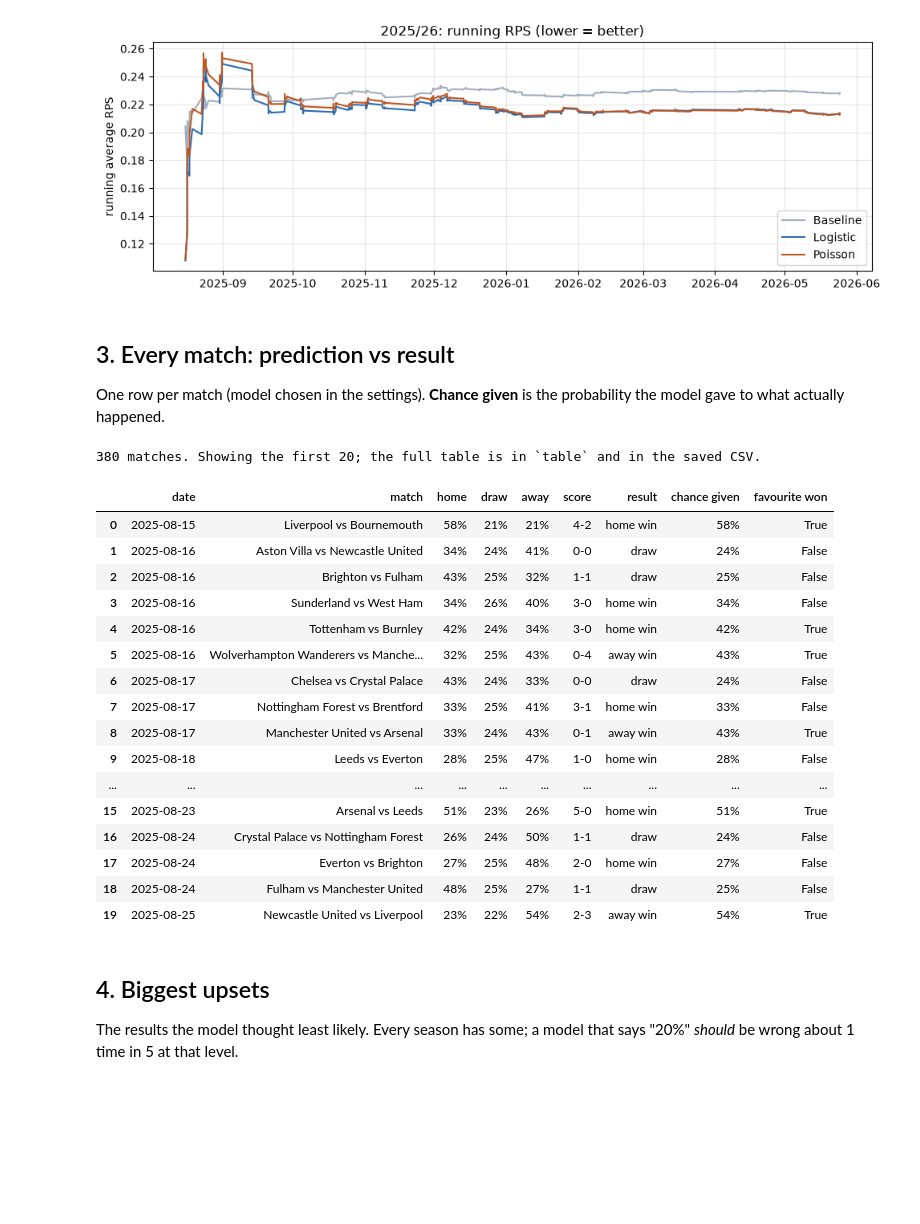
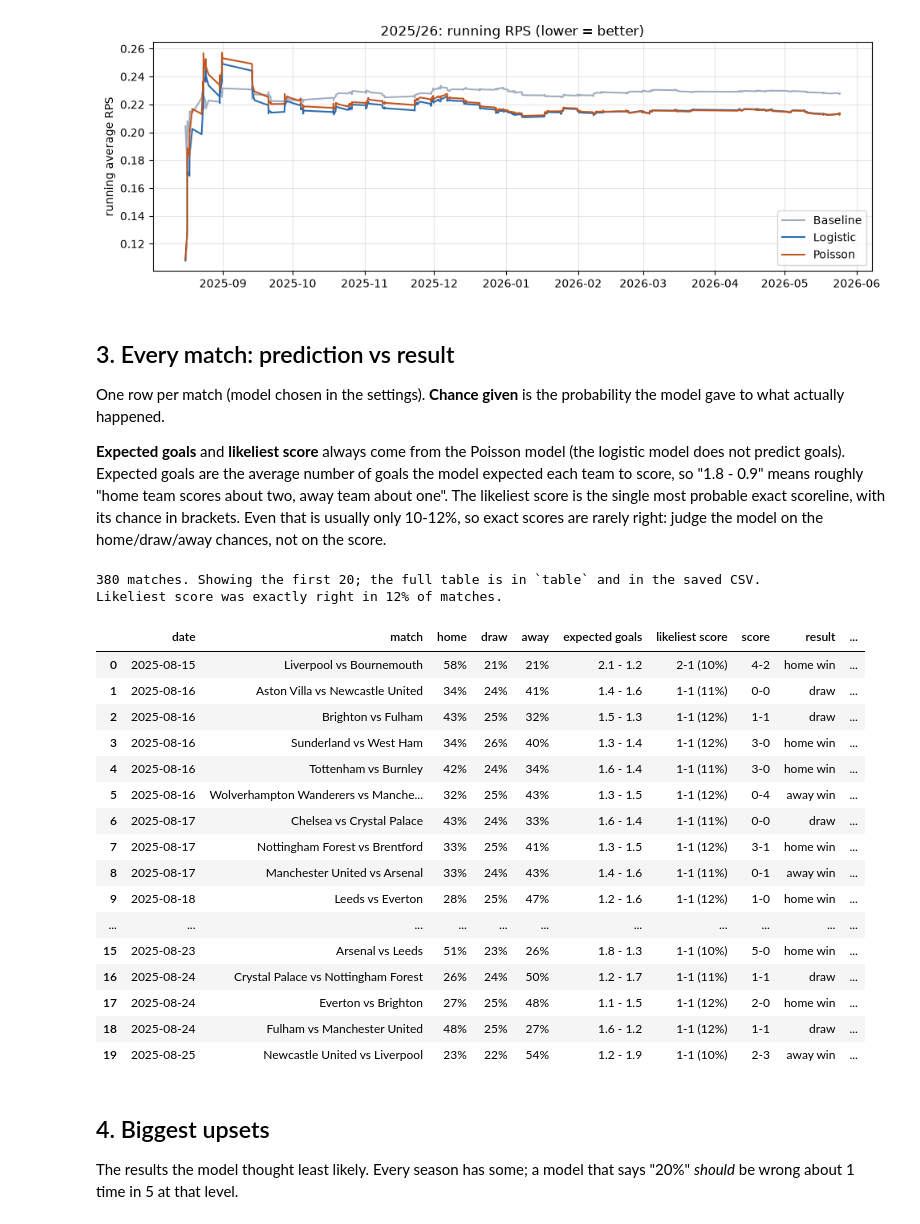
Before and after one commit to kdiamanter/fml-footballpredictor, a Jupyter notebook: notebooks/05_season_replay.ipynb, the cells around one changed output. Drawn from its saved outputs; the diff is of its cells as text; code cells hidden in the pictures; blank space fills up the shorter version.

Commit message:
Show expected goals and likeliest score in the season replay table

```diff
--- a/notebooks/05_season_replay.ipynb
+++ b/notebooks/05_season_replay.ipynb
@@ -154,45 +154,65 @@ plt.show()
 
 One row per match (model chosen in the settings). **Chance given** is the probability the model gave to what actually
 happened.
+
+**Expected goals** and **likeliest score** always come from the Poisson model (the logistic model does not predict
+goals). Expected goals are the average number of goals the model expected each team to score, so "1.8 - 0.9" means
+roughly "home team scores about two, away team about one". The likeliest score is the single most probable exact
+scoreline, with its chance in brackets. Even that is usually only 10-12%, so exact scores are rarely right: judge the
+model on the home/draw/away chances, not on the score.
 # %%
+from src.predict import most_likely_score
+
 p = replay[replay["model"] == MODEL].sort_values("date").reset_index(drop=True)
 probs = p[PROB_COLS].to_numpy()
 actual = p["result"].map(CLASSES.index).to_numpy()
 chance = probs[np.arange(len(p)), actual]     # probability given to what happened
 fav = probs.argmax(axis=1)
+
+# Goals always come from the Poisson model, matched to the same fixtures.
+goals = (replay[replay["model"] == "Poisson"]
+         .set_index(["date", "home_team", "away_team"])[["home_xg_pred", "away_xg_pred"]])
+mu = goals.loc[list(zip(p["date"], p["home_team"], p["away_team"]))].to_numpy()
+likeliest = [most_likely_score(h, a) for h, a in mu]
+
 table = pd.DataFrame({
     "date": p["date"].dt.date,
     "match": p["home_team"] + " vs " + p["away_team"],
     "home": p["p_H"].map("{:.0%}".format),
     "draw": p["p_D"].map("{:.0%}".format),
     "away": p["p_A"].map("{:.0%}".format),
+    "expected goals": [f"{h:.1f} - {a:.1f}" for h, a in mu],
+    "likeliest score": [f"{h}-{a} ({pr:.0%})" for h, a, pr in likeliest],
     "score": p["home_goals"].astype(int).astype(str) + "-" + p["away_goals"].astype(int).astype(str),
     "result": p["result"].map(NAMES),
     "chance given": [f"{c:.0%}" for c in chance],
     "favourite won": fav == actual,
 })
 table["_chance"] = chance
+exact = np.mean([f"{h}-{a}" == s for (h, a, _), s in zip(likeliest, table["score"])])
 print(f"{len(table)} matches. Showing the first 20; the full table is in `table` and in the saved CSV.")
+print(f"Likeliest score was exactly right in {exact:.0%} of matches.")
 table.drop(columns="_chance").head(20)
 # %% [output]
 380 matches. Showing the first 20; the full table is in `table` and in the saved CSV.
+Likeliest score was exactly right in 12% of matches.
-|  | date | match | home | draw | away | score | result | chance given | favourite won |
-| 0 | 2025-08-15 | Liverpool vs Bournemouth | 58% | 21% | 21% | 4-2 | home win | 58% | True |
-| 1 | 2025-08-16 | Aston Villa vs Newcastle United | 34% | 24% | 41% | 0-0 | draw | 24% | False |
-| 2 | 2025-08-16 | Brighton vs Fulham | 43% | 25% | 32% | 1-1 | draw | 25% | False |
-| 3 | 2025-08-16 | Sunderland vs West Ham | 34% | 26% | 40% | 3-0 | home win | 34% | False |
-| 4 | 2025-08-16 | Tottenham vs Burnley | 42% | 24% | 34% | 3-0 | home win | 42% | True |
-| 5 | 2025-08-16 | Wolverhampton Wanderers vs Manche... | 32% | 25% | 43% | 0-4 | away win | 43% | True |
-| 6 | 2025-08-17 | Chelsea vs Crystal Palace | 43% | 24% | 33% | 0-0 | draw | 24% | False |
-| 7 | 2025-08-17 | Nottingham Forest vs Brentford | 33% | 25% | 41% | 3-1 | home win | 33% | False |
-| 8 | 2025-08-17 | Manchester United vs Arsenal | 33% | 24% | 43% | 0-1 | away win | 43% | True |
-| 9 | 2025-08-18 | Leeds vs Everton | 28% | 25% | 47% | 1-0 | home win | 28% | False |
-| ... | ... | ... | ... | ... | ... | ... | ... | ... | ... |
-| 15 | 2025-08-23 | Arsenal vs Leeds | 51% | 23% | 26% | 5-0 | home win | 51% | True |
-| 16 | 2025-08-24 | Crystal Palace vs Nottingham Forest | 26% | 24% | 50% | 1-1 | draw | 24% | False |
-| 17 | 2025-08-24 | Everton vs Brighton | 27% | 25% | 48% | 2-0 | home win | 27% | False |
-| 18 | 2025-08-24 | Fulham vs Manchester United | 48% | 25% | 27% | 1-1 | draw | 25% | False |
-| 19 | 2025-08-25 | Newcastle United vs Liverpool | 23% | 22% | 54% | 2-3 | away win | 54% | True |
+|  | date | match | home | draw | away | expected goals | likeliest score | score | result | ... |
+| 0 | 2025-08-15 | Liverpool vs Bournemouth | 58% | 21% | 21% | 2.1 - 1.2 | 2-1 (10%) | 4-2 | home win | ... |
+| 1 | 2025-08-16 | Aston Villa vs Newcastle United | 34% | 24% | 41% | 1.4 - 1.6 | 1-1 (11%) | 0-0 | draw | ... |
+| 2 | 2025-08-16 | Brighton vs Fulham | 43% | 25% | 32% | 1.5 - 1.3 | 1-1 (12%) | 1-1 | draw | ... |
+| 3 | 2025-08-16 | Sunderland vs West Ham | 34% | 26% | 40% | 1.3 - 1.4 | 1-1 (12%) | 3-0 | home win | ... |
+| 4 | 2025-08-16 | Tottenham vs Burnley | 42% | 24% | 34% | 1.6 - 1.4 | 1-1 (11%) | 3-0 | home win | ... |
+| 5 | 2025-08-16 | Wolverhampton Wanderers vs Manche... | 32% | 25% | 43% | 1.3 - 1.5 | 1-1 (12%) | 0-4 | away win | ... |
+| 6 | 2025-08-17 | Chelsea vs Crystal Palace | 43% | 24% | 33% | 1.6 - 1.4 | 1-1 (11%) | 0-0 | draw | ... |
+| 7 | 2025-08-17 | Nottingham Forest vs Brentford | 33% | 25% | 41% | 1.3 - 1.5 | 1-1 (12%) | 3-1 | home win | ... |
+| 8 | 2025-08-17 | Manchester United vs Arsenal | 33% | 24% | 43% | 1.4 - 1.6 | 1-1 (11%) | 0-1 | away win | ... |
+| 9 | 2025-08-18 | Leeds vs Everton | 28% | 25% | 47% | 1.2 - 1.6 | 1-1 (12%) | 1-0 | home win | ... |
+| ... | ... | ... | ... | ... | ... | ... | ... | ... | ... | ... |
+| 15 | 2025-08-23 | Arsenal vs Leeds | 51% | 23% | 26% | 1.8 - 1.3 | 1-1 (10%) | 5-0 | home win | ... |
+| 16 | 2025-08-24 | Crystal Palace vs Nottingham Forest | 26% | 24% | 50% | 1.2 - 1.7 | 1-1 (11%) | 1-1 | draw | ... |
+| 17 | 2025-08-24 | Everton vs Brighton | 27% | 25% | 48% | 1.1 - 1.5 | 1-1 (12%) | 2-0 | home win | ... |
+| 18 | 2025-08-24 | Fulham vs Manchester United | 48% | 25% | 27% | 1.6 - 1.2 | 1-1 (12%) | 1-1 | draw | ... |
+| 19 | 2025-08-25 | Newcastle United vs Liverpool | 23% | 22% | 54% | 1.2 - 1.9 | 1-1 (10%) | 2-3 | away win | ... |
 # %% [markdown]
 ## 4. Biggest upsets
 
```
Also changed, not shown: parts of 3 cells of this notebook.
